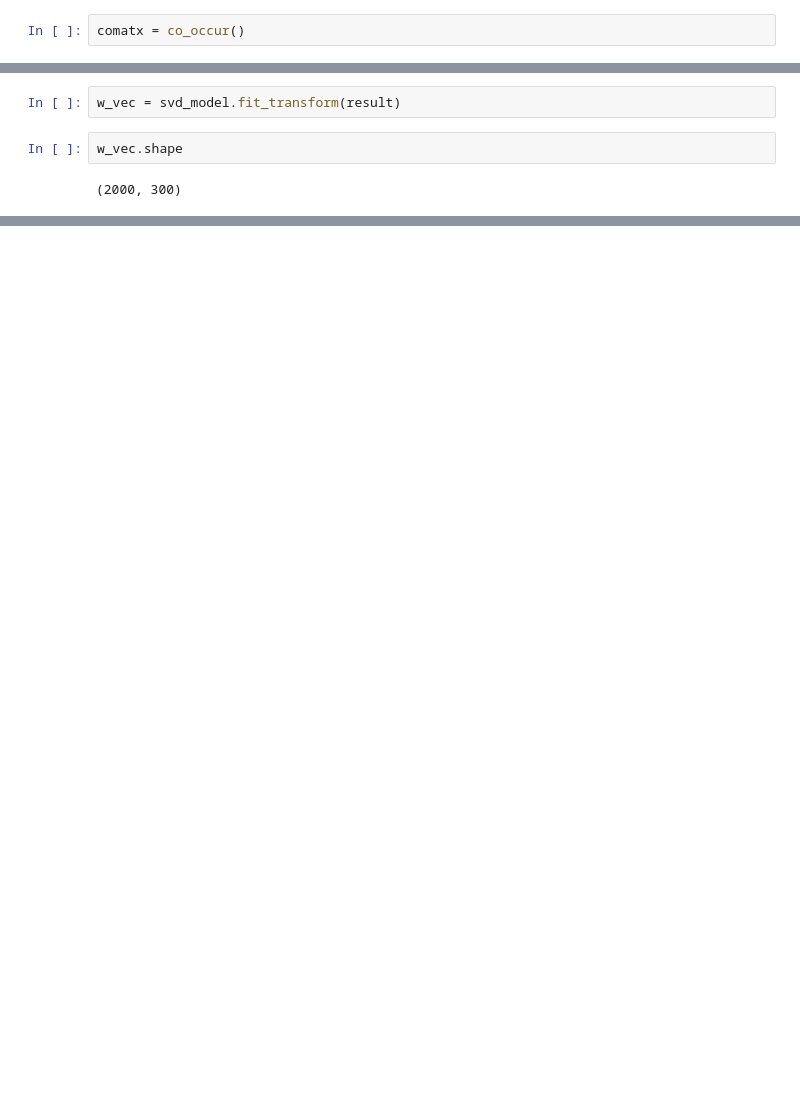
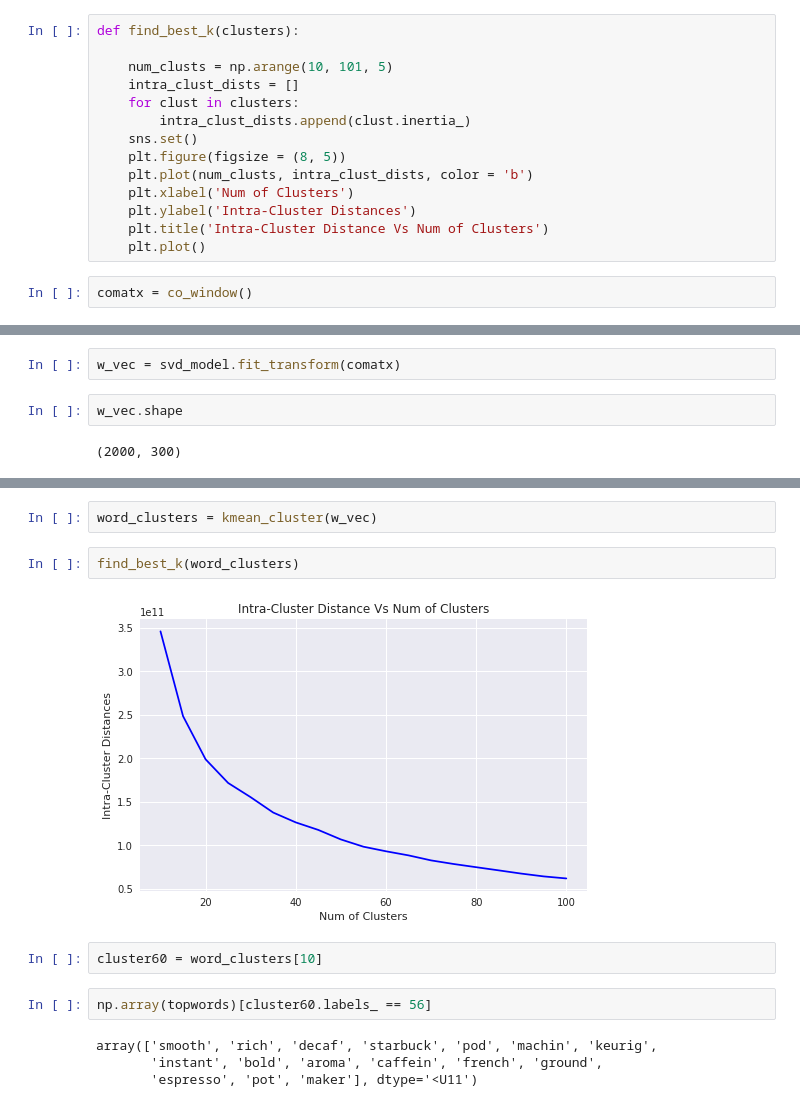
Before and after one commit to sradheya99/ML-Algorithms, a Jupyter notebook: 10.TruncatedSVD/TruncatedSVD_AZ.ipynb, the cells around one changed output, grey strips where cells are left out. Drawn from its saved outputs; the diff is of its cells as text; blank space fills up the shorter version.

```diff
--- a/10.TruncatedSVD/TruncatedSVD_AZ.ipynb
+++ b/10.TruncatedSVD/TruncatedSVD_AZ.ipynb
@@ -181,2 +184,16 @@ def co_occur():
+# %%
+def find_best_k(clusters):
+
+    num_clusts = np.arange(10, 101, 5)
+    intra_clust_dists = []
+    for clust in clusters:
+        intra_clust_dists.append(clust.inertia_)
+    sns.set()
+    plt.figure(figsize = (8, 5))
+    plt.plot(num_clusts, intra_clust_dists, color = 'b')
+    plt.xlabel('Num of Clusters')
+    plt.ylabel('Intra-Cluster Distances')
+    plt.title('Intra-Cluster Distance Vs Num of Clusters')
+    plt.plot()
 # %%
-comatx = co_occur()
+comatx = co_window()
@@ -206,7 +202,7 @@ result.setdiag(0)
 # %%
 svd_model = TruncatedSVD(n_components=300)
 # %%
-w_vec = svd_model.fit_transform(result)
+w_vec = svd_model.fit_transform(comatx)
 # %%
 w_vec.shape
 # %% [output]
@@ -217,0 +214,14 @@ svd_model.explained_variance_ratio_.sum()
+# %%
+word_clusters = kmean_cluster(w_vec)
+# %%
+find_best_k(word_clusters)
+# %% [output]
+[figure, added]
+# %%
+cluster60 = word_clusters[10]
+# %%
+np.array(topwords)[cluster60.labels_ == 56]
+# %% [output]
+array(['smooth', 'rich', 'decaf', 'starbuck', 'pod', 'machin', 'keurig',
+       'instant', 'bold', 'aroma', 'caffein', 'french', 'ground',
+       'espresso', 'pot', 'maker'], dtype='<U11')
```
Also changed, not shown: parts of 12 cells of this notebook.
